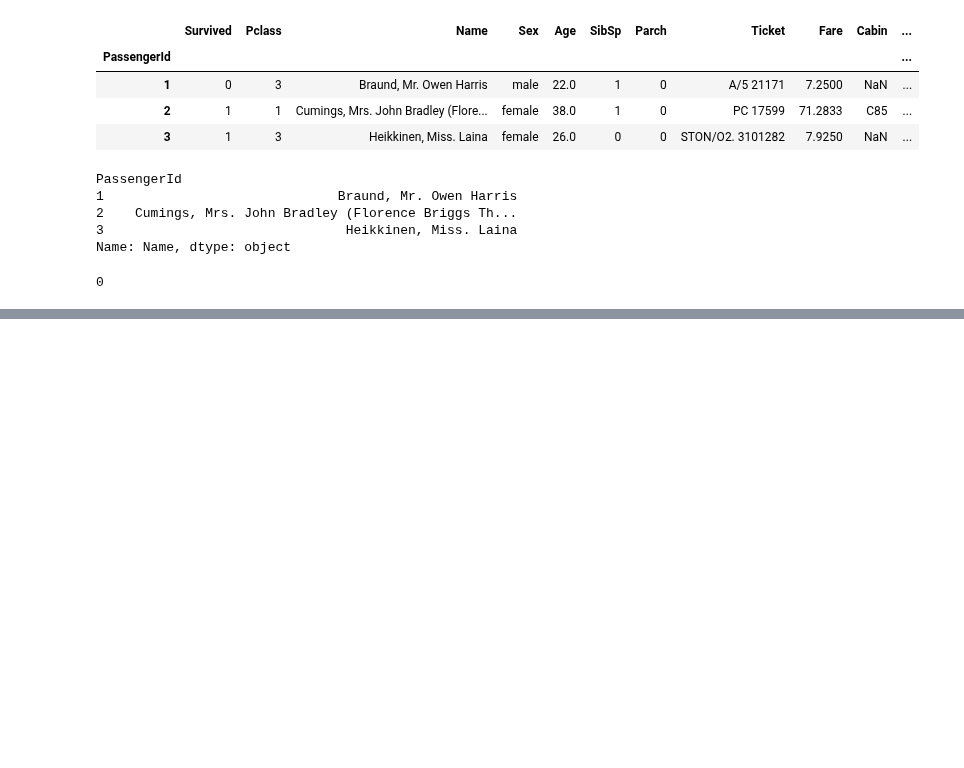
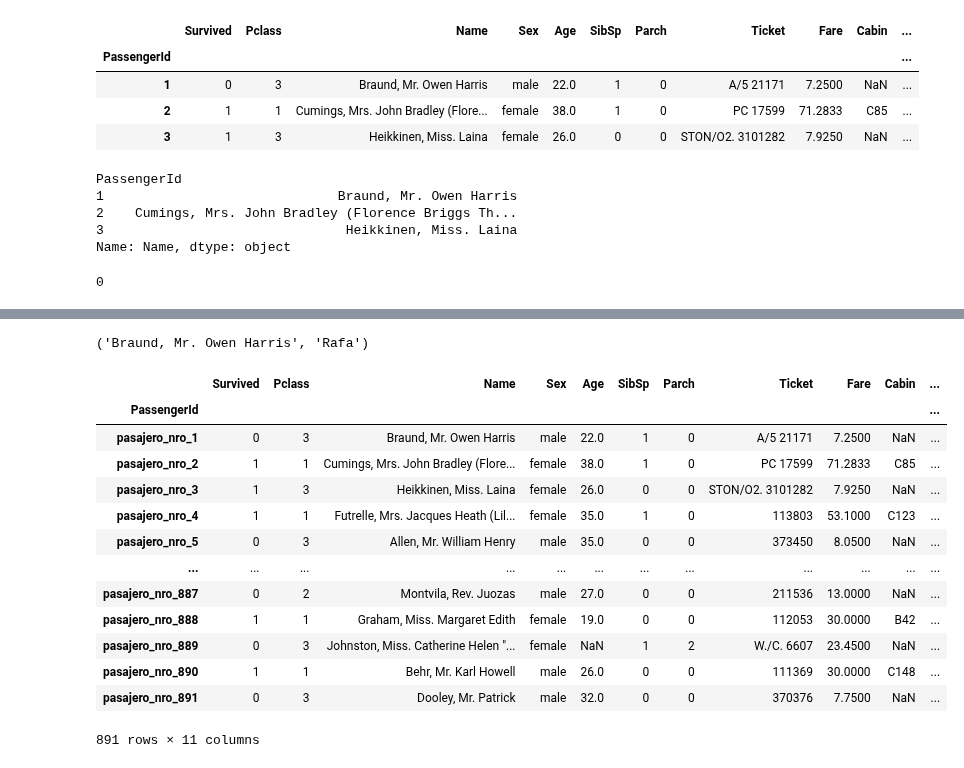
Before and after one commit to Argentan/DMA_LAB2, a Jupyter notebook: tutoriales/03_manejo_de_datos-pandas.ipynb, the cells around one changed output, grey strips where cells are left out. Drawn from its saved outputs; the diff is of its cells as text; code cells hidden in the pictures; blank space fills up the shorter version.

```diff
--- a/tutoriales/03_manejo_de_datos-pandas.ipynb
+++ b/tutoriales/03_manejo_de_datos-pandas.ipynb
@@ -328,0 +362,24 @@ data.loc[1, "Survived"]
+# %%
+data.loc[1, "Name"], temp.loc[1, "Name"]
+# %% [output]
+('Braund, Mr. Owen Harris', 'Rafa')
+# %%
+temp = data.copy()
+temp.index = ["pasajero_nro_" + str(i) for i in temp.index]
+temp.index.name =data.index.name
+temp
+# %% [output]
+|  | Survived | Pclass | Name | Sex | Age | SibSp | Parch | Ticket | Fare | Cabin | ... |
+| PassengerId |  |  |  |  |  |  |  |  |  |  | ... |
+| pasajero_nro_1 | 0 | 3 | Braund, Mr. Owen Harris | male | 22.0 | 1 | 0 | A/5 21171 | 7.2500 | NaN | ... |
+| pasajero_nro_2 | 1 | 1 | Cumings, Mrs. John Bradley (Flore... | female | 38.0 | 1 | 0 | PC 17599 | 71.2833 | C85 | ... |
+| pasajero_nro_3 | 1 | 3 | Heikkinen, Miss. Laina | female | 26.0 | 0 | 0 | STON/O2. 3101282 | 7.9250 | NaN | ... |
+| pasajero_nro_4 | 1 | 1 | Futrelle, Mrs. Jacques Heath (Lil... | female | 35.0 | 1 | 0 | 113803 | 53.1000 | C123 | ... |
+| pasajero_nro_5 | 0 | 3 | Allen, Mr. William Henry | male | 35.0 | 0 | 0 | 373450 | 8.0500 | NaN | ... |
+| ... | ... | ... | ... | ... | ... | ... | ... | ... | ... | ... | ... |
+| pasajero_nro_887 | 0 | 2 | Montvila, Rev. Juozas | male | 27.0 | 0 | 0 | 211536 | 13.0000 | NaN | ... |
+| pasajero_nro_888 | 1 | 1 | Graham, Miss. Margaret Edith | female | 19.0 | 0 | 0 | 112053 | 30.0000 | B42 | ... |
+| pasajero_nro_889 | 0 | 3 | Johnston, Miss. Catherine Helen "... | female | NaN | 1 | 2 | W./C. 6607 | 23.4500 | NaN | ... |
+| pasajero_nro_890 | 1 | 1 | Behr, Mr. Karl Howell | male | 26.0 | 0 | 0 | 111369 | 30.0000 | C148 | ... |
+| pasajero_nro_891 | 0 | 3 | Dooley, Mr. Patrick | male | 32.0 | 0 | 0 | 370376 | 7.7500 | NaN | ... |
+891 rows × 11 columns
```
Also changed, not shown: parts of 33 cells of this notebook, 1 other file.
